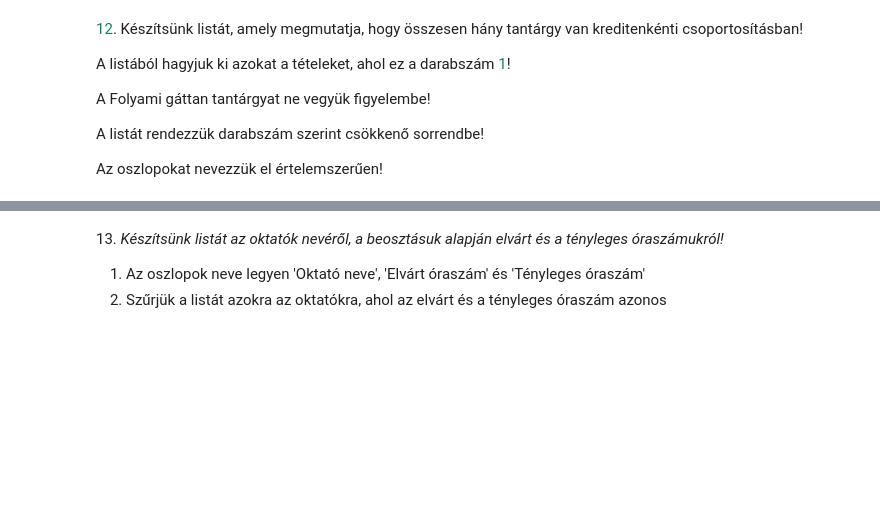
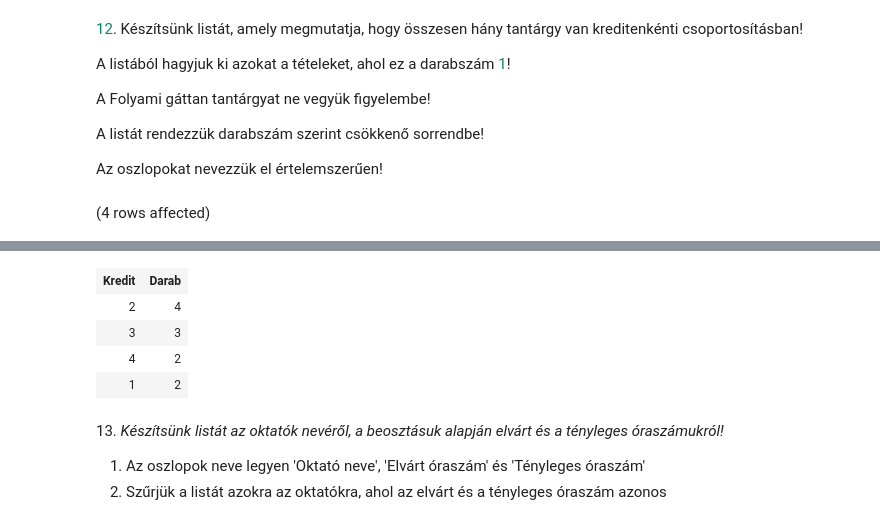
Before and after one commit to mlevente0703/sqlgyak03, a Jupyter notebook: gyakorlat03_feladatok.ipynb, the cells around one changed output, grey strips where cells are left out. Saved outputs shown, nothing was run; the diff lists cells and outputs as text; code cells hidden in the pictures; blank space fills up the shorter version.

```diff
--- a/gyakorlat03_feladatok.ipynb
+++ b/gyakorlat03_feladatok.ipynb
@@ -274,3 +301,16 @@ A Folyami gáttan tantárgyat ne vegyük figyelembe!
 A listát rendezzük darabszám szerint csökkenő sorrendbe!
 
 Az oszlopokat nevezzük el értelemszerűen!
+# %%
+SELECT Kredit as 'Kredit', COUNT(*) as 'Darab'
+from Tantárgyak
+GROUP by Kredit
+HAVING count(*)<> 1
+EXCEPT
+ SELECT Kredit as 'Kredit', COUNT(*) as 'Darab'
+ from Tantárgyak
+ GROUP BY Kredit, Tantárgynév
+ HAVING Tantárgynév = 'Folyami gáttan'
+ ORDER by COUNT(*) DESC
+# %% [output]
+(4 rows affected)
@@ -277,3 +318,8 @@ Az oszlopokat nevezzük el értelemszerűen!
+| Kredit | Darab |
+| 2 | 4 |
+| 3 | 3 |
+| 4 | 2 |
+| 1 | 2 |
 # %% [markdown]
 13. _Készítsünk listát az oktatók nevéről, a beosztásuk alapján elvárt és a tényleges óraszámukról!_
 
```
Also changed, not shown: parts of 2 cells of this notebook.
